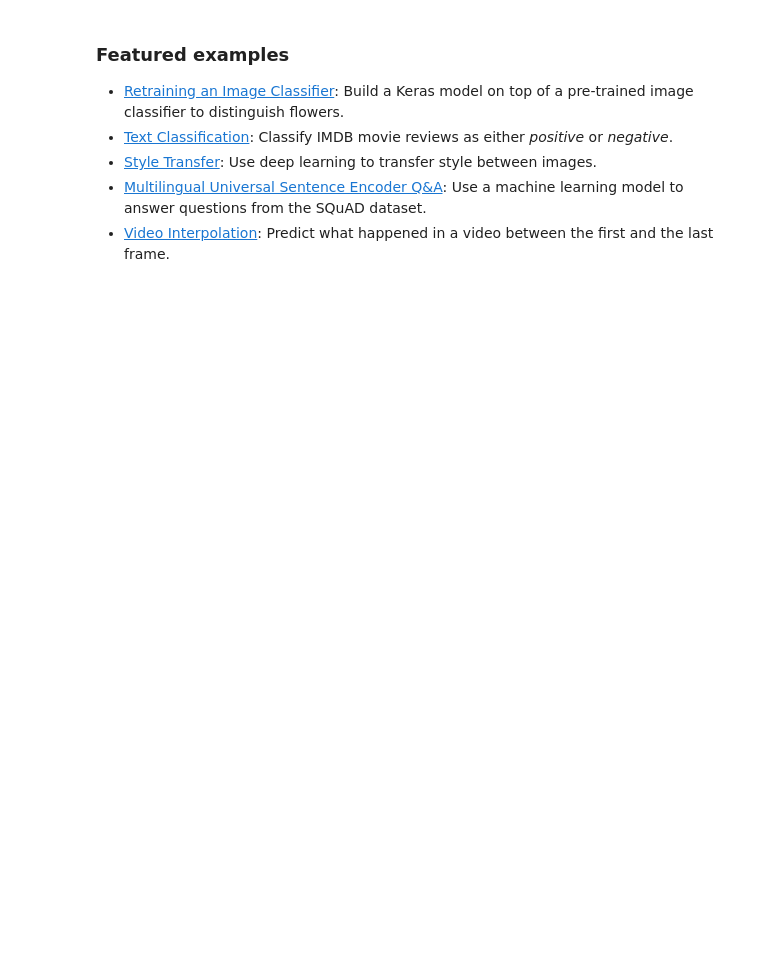
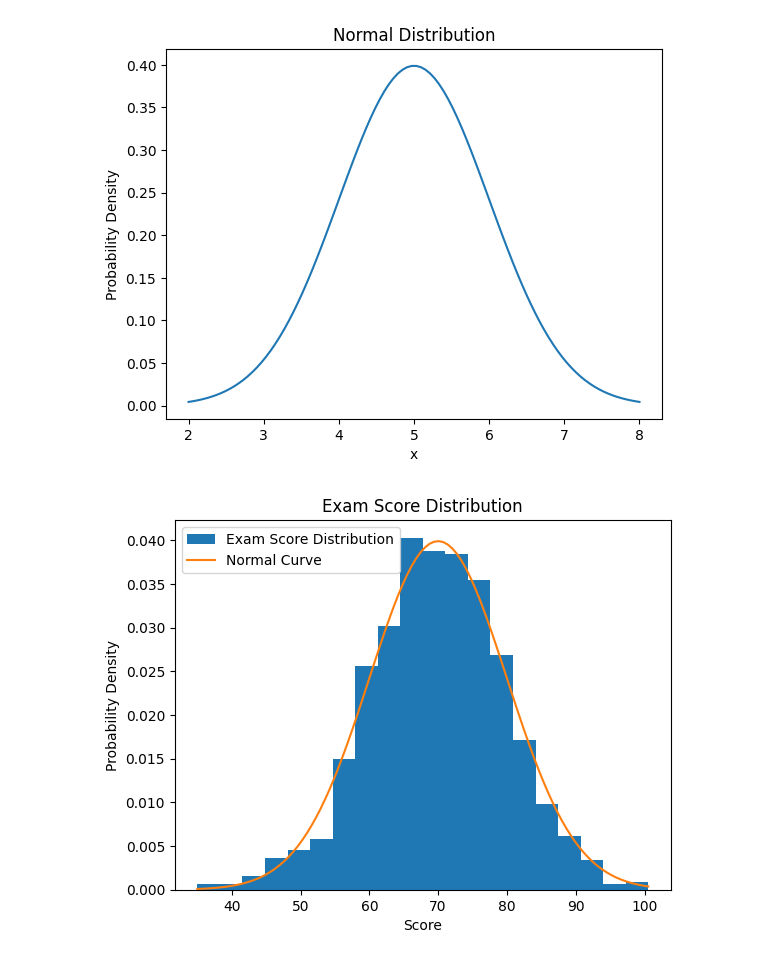
Before and after one commit to anisvasanth/AI-DS, a Jupyter notebook: data science.ipynb, the cells around one changed output. Drawn from its saved outputs; the diff is of its cells as text; code cells hidden in the pictures; blank space fills up the shorter version.

```diff
--- a/data science.ipynb
+++ b/data science.ipynb
@@ -182,14 +3,55 @@ These are a few of the notebooks from Google's online Machine Learning course. S
-# %% [markdown]
-<div class="markdown-google-sans">
-
-<a name="machine-learning-examples"></a>
-
-### Featured examples
-
-</div>
-
-- [Retraining an Image Classifier](https://tensorflow.org/hub/tutorials/tf2_image_retraining): Build a Keras model on top of a pre-trained image classifier to distinguish flowers.
-- [Text Classification](https://tensorflow.org/hub/tutorials/tf2_text_classification): Classify IMDB movie reviews as either *positive* or *negative*.
-- [Style Transfer](https://tensorflow.org/hub/tutorials/tf2_arbitrary_image_stylization): Use deep learning to transfer style between images.
-- [Multilingual Universal Sentence Encoder Q&A](https://tensorflow.org/hub/tutorials/retrieval_with_tf_hub_universal_encoder_qa): Use a machine learning model to answer questions from the SQuAD dataset.
-- [Video Interpolation](https://tensorflow.org/hub/tutorials/tweening_conv3d): Predict what happened in a video between the first and the last frame.
+# %%
+import numpy as np
+import matplotlib.pyplot as plt
+
+def plot_normal_distribution(mean, std_dev):
+
+  x = np.linspace(mean - 3*std_dev, mean + 3*std_dev, 100)
+  y = (1 / (std_dev * np.sqrt(2 * np.pi))) * np.exp(-0.5 * ((x - mean) / std_dev) ** 2)
+
+  plt.plot(x, y)
+  plt.xlabel('x')
+  plt.ylabel('Probability Density')
+  plt.title('Normal Distribution')
+  plt.show()
+
+# Example usage:
+mean = 5
+std_dev = 1
+plot_normal_distribution(mean, std_dev)
+
+
+
+import numpy as np
+import matplotlib.pyplot as plt
+import scipy.stats as stats
+
+def simulate_exam_scores(mean_score, std_dev_score, num_students):
+    """Generates simulated exam scores based on a normal distribution."""
+    return np.random.normal(mean_score, std_dev_score, num_students)
+
+def plot_exam_distribution(scores, mean_score, std_dev_score):
+    """Plots a histogram of the exam scores and overlays a normal curve."""
+    plt.hist(scores, bins=20, density=True, label="Exam Score Distribution")
+    x = np.linspace(min(scores), max(scores), 100)
+    plt.plot(x, stats.norm.pdf(x, mean_score, std_dev_score), label="Normal Curve")
+    plt.xlabel("Score")
+    plt.ylabel("Probability Density")
+    plt.title("Exam Score Distribution")
+    plt.legend()
+    plt.show()
+
+def main():
+    """Main function to run the simulation and visualization."""
+    mean_score = 70
+    std_dev_score = 10
+    num_students = 1000
+
+    scores = simulate_exam_scores(mean_score, std_dev_score, num_students)
+    plot_exam_distribution(scores, mean_score, std_dev_score)
+
+if __name__ == "__main__":
+    main()
+# %% [output]
+[figure, added]
+[figure, added]
```
Also changed, not shown: parts of 19 cells of this notebook.
